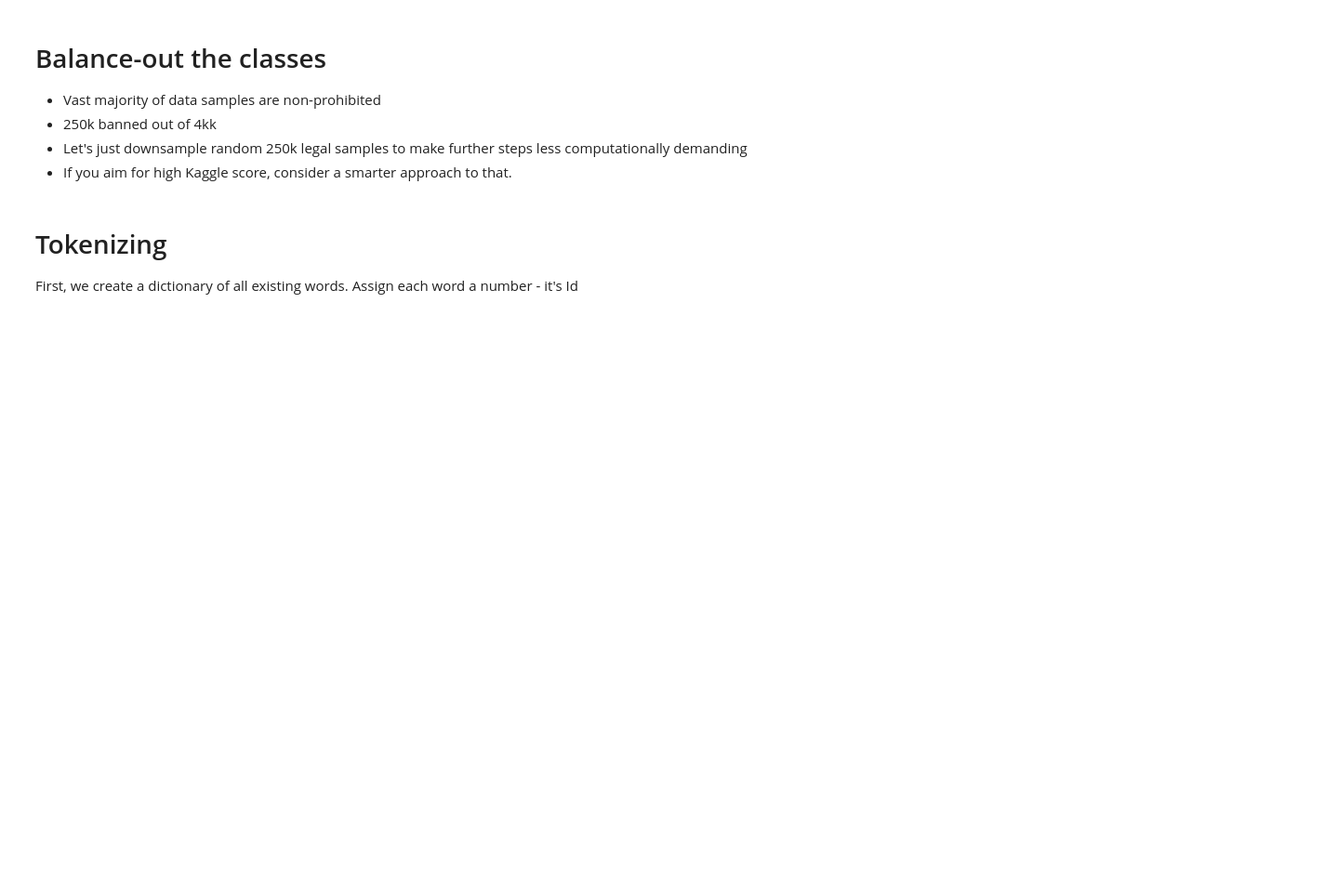
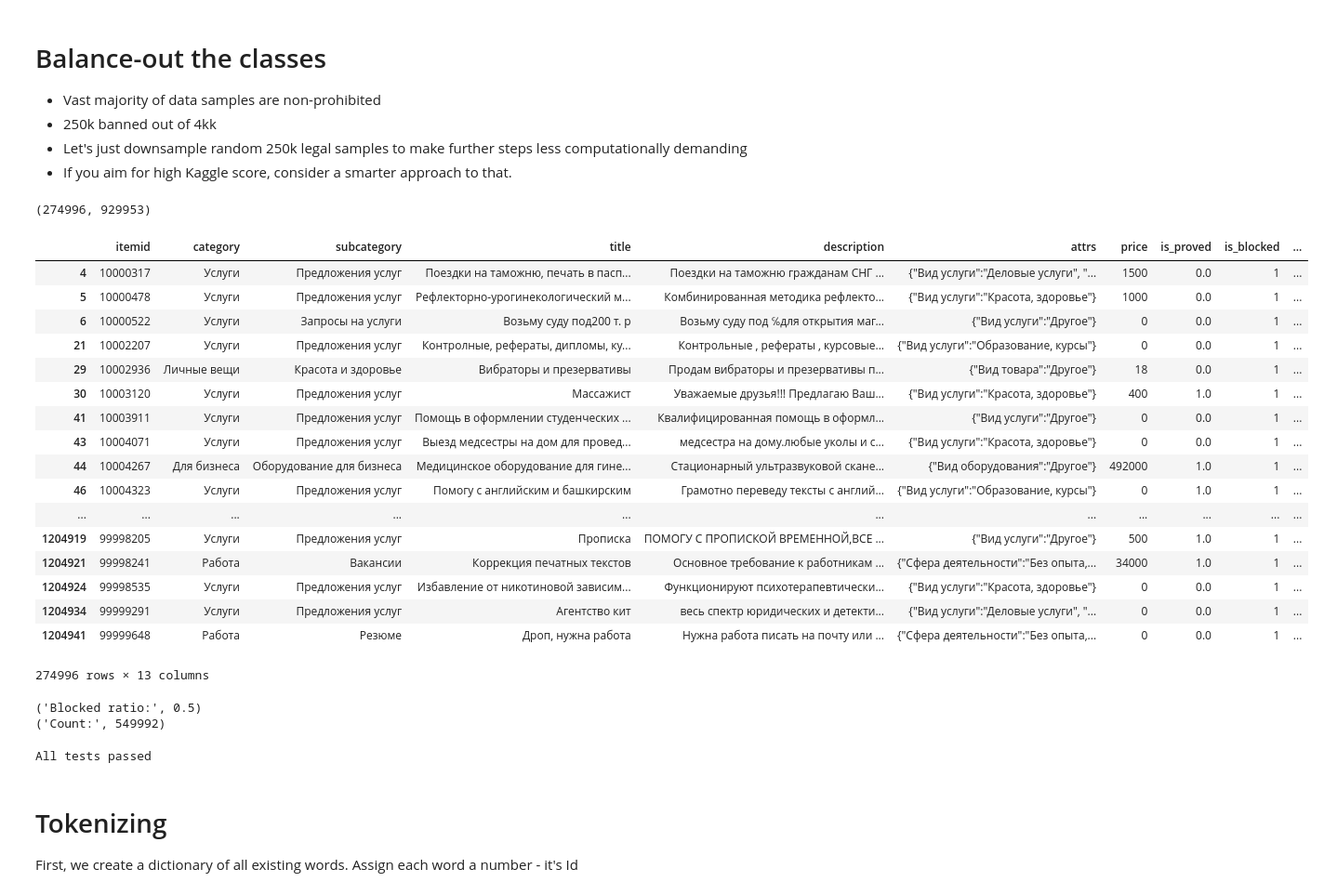
Before and after one commit to lyaronskaya/mipt-texts-fall2016, a Jupyter notebook: task3.ipynb, the cells around one changed output. Shown: that part at 93% size. Cells and saved outputs as stored; diff of their text form; code cells hidden in the pictures; blank space fills up the shorter version.

```diff
--- a/task3.ipynb
+++ b/task3.ipynb
@@ -87,22 +98,55 @@ print "Count:",len(df)
  * 250k banned out of 4kk
  * Let's just downsample random 250k legal samples to make further steps less computationally demanding
  * If you aim for high Kaggle score, consider a smarter approach to that.
+# %%
+one_idxs = np.where(df.is_blocked == True)[0]
+zero_idxs = np.where(df.is_blocked == False)[0]
+len(one_idxs), len(zero_idxs)
+# %% [output]
+(274996, 929953)
+# %%
+df.iloc[one_idxs, :]
+# %% [output]
+|  | itemid | category | subcategory | title | description | attrs | price | is_proved | is_blocked | ... |
+| 4 | 10000317 | Услуги | Предложения услуг | Поездки на таможню, печать в пасп... | Поездки на таможню гражданам СНГ ... | {"Вид услуги":"Деловые услуги", "... | 1500 | 0.0 | 1 | ... |
+| 5 | 10000478 | Услуги | Предложения услуг | Рефлекторно-урогинекологический м... | Комбинированная методика рефлекто... | {"Вид услуги":"Красота, здоровье"} | 1000 | 0.0 | 1 | ... |
+| 6 | 10000522 | Услуги | Запросы на услуги | Возьму суду под200 т. р | Возьму суду под ℅для открытия маг... | {"Вид услуги":"Другое"} | 0 | 0.0 | 1 | ... |
+| 21 | 10002207 | Услуги | Предложения услуг | Контролные, рефераты, дипломы, ку... | Контрольные , рефераты , курсовые... | {"Вид услуги":"Образование, курсы"} | 0 | 0.0 | 1 | ... |
+| 29 | 10002936 | Личные вещи | Красота и здоровье | Вибраторы и презервативы | Продам вибраторы и презервативы п... | {"Вид товара":"Другое"} | 18 | 0.0 | 1 | ... |
+| 30 | 10003120 | Услуги | Предложения услуг | Массажист | Уважаемые друзья!!! Предлагаю Ваш... | {"Вид услуги":"Красота, здоровье"} | 400 | 1.0 | 1 | ... |
+| 41 | 10003911 | Услуги | Предложения услуг | Помощь в оформлении студенческих ... | Квалифицированная помощь в оформл... | {"Вид услуги":"Другое"} | 0 | 0.0 | 1 | ... |
+| 43 | 10004071 | Услуги | Предложения услуг | Выезд медсестры на дом для провед... | медсестра на дому.любые уколы и с... | {"Вид услуги":"Красота, здоровье"} | 0 | 0.0 | 1 | ... |
+| 44 | 10004267 | Для бизнеса | Оборудование для бизнеса | Медицинское оборудование для гине... | Стационарный ультразвуковой скане... | {"Вид оборудования":"Другое"} | 492000 | 1.0 | 1 | ... |
+| 46 | 10004323 | Услуги | Предложения услуг | Помогу с английским и башкирским | Грамотно переведу тексты с англий... | {"Вид услуги":"Образование, курсы"} | 0 | 1.0 | 1 | ... |
+| ... | ... | ... | ... | ... | ... | ... | ... | ... | ... | ... |
+| 1204919 | 99998205 | Услуги | Предложения услуг | Прописка | ПОМОГУ С ПРОПИСКОЙ ВРЕМЕННОЙ,ВСЕ ... | {"Вид услуги":"Другое"} | 500 | 1.0 | 1 | ... |
+| 1204921 | 99998241 | Работа | Вакансии | Коррекция печатных текстов | Ocновное требование к работникам ... | {"Сфера деятельности":"Без опыта,... | 34000 | 1.0 | 1 | ... |
+| 1204924 | 99998535 | Услуги | Предложения услуг | Избавление от никотиновой зависим... | Функционируют психотерапевтически... | {"Вид услуги":"Красота, здоровье"} | 0 | 0.0 | 1 | ... |
+| 1204934 | 99999291 | Услуги | Предложения услуг | Агентство кит | весь спектр юридических и детекти... | {"Вид услуги":"Деловые услуги", "... | 0 | 0.0 | 1 | ... |
+| 1204941 | 99999648 | Работа | Резюме | Дроп, нужна работа | Нужна работа писать на почту или ... | {"Сфера деятельности":"Без опыта,... | 0 | 0.0 | 1 | ... |
+274996 rows × 13 columns
 # %%
 #downsample
+from numpy.random import shuffle
+
+shuffle(zero_idxs)
+idxs = np.concatenate([one_idxs, zero_idxs[:len(one_idxs)]])
+shuffle(idxs)
+df = df.iloc[idxs, :]
 
 
-< downsample data so that both classes have approximately equal ratios>
-
-df = <downsampled dataset>
-
-
-print "Blocked ratio:",df.is_blocked.mean()
-print "Count:",len(df)
+print ("Blocked ratio:",df.is_blocked.mean())
+print ("Count:",len(df))
+# %% [output]
+('Blocked ratio:', 0.5)
+('Count:', 549992)
 # %%
 assert df.is_blocked.mean() < 0.51
 assert df.is_blocked.mean() > 0.49
 assert len(df) <= 560000
 
-print "All tests passed"
+print ("All tests passed")
+# %% [output]
+All tests passed
 # %%
 #In case your RAM-o-meter is in the red
```
Also changed, not shown: parts of 26 cells of this notebook, 2 other files.
